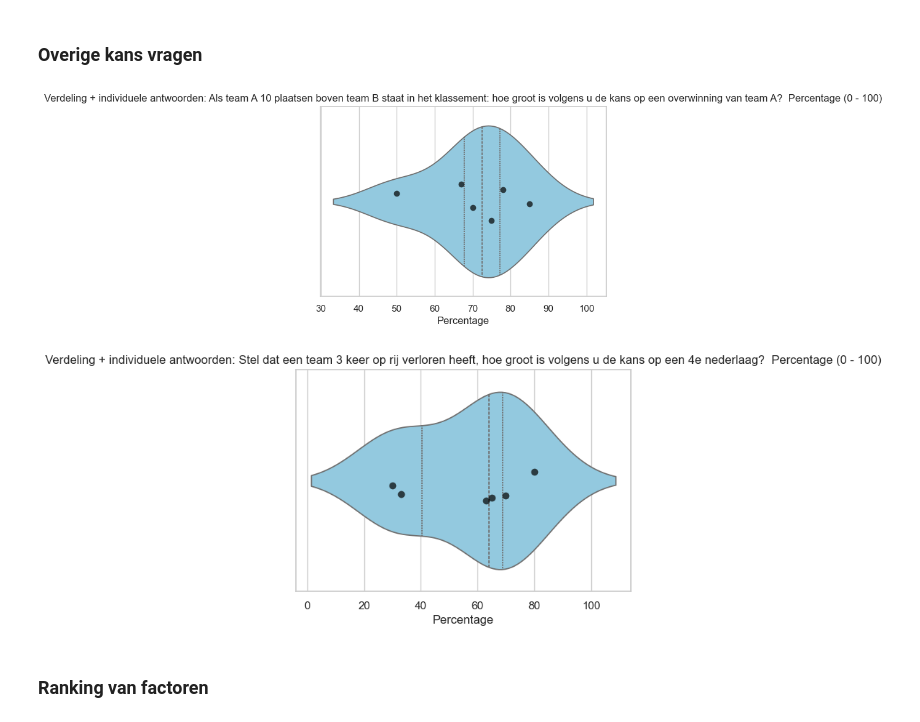
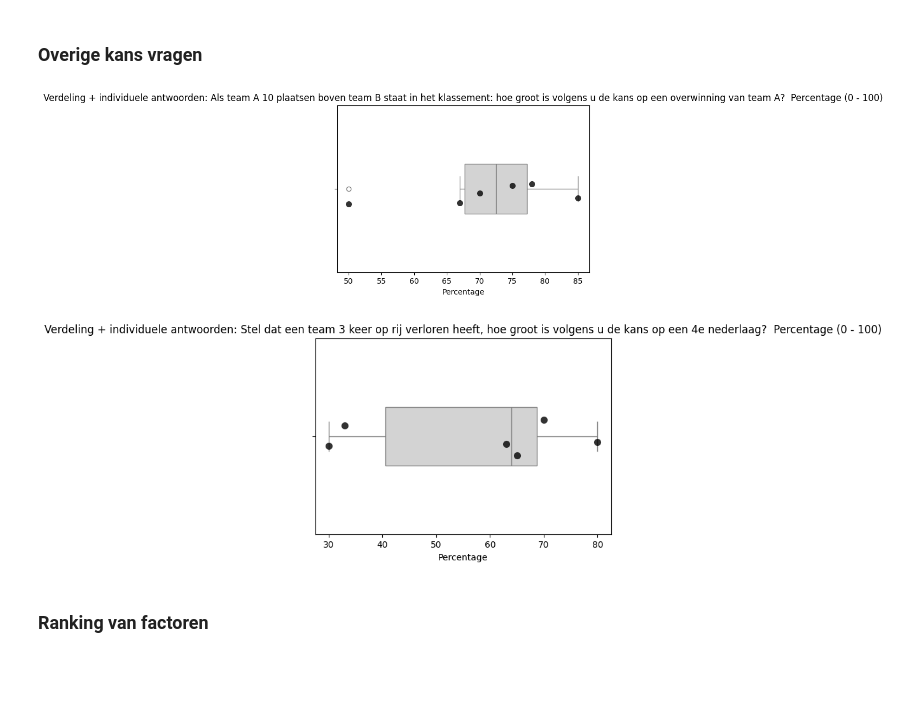
Before and after one commit to Torbendes/Bachelorproef, a Jupyter notebook: code/analyse/jpl_analyse.ipynb, the cells around one changed output. Saved outputs shown, nothing was run; the diff lists cells and outputs as text; code cells hidden in the pictures; blank space fills up the shorter version.

```diff
--- a/code/analyse/jpl_analyse.ipynb
+++ b/code/analyse/jpl_analyse.ipynb
@@ -3942,9 +3999,15 @@ for match in wedstrijden:
     for col in match['cols_pct']:
         if col in enquete_df.columns:
             data = enquete_df[col].clip(0, 100)
-            plt.figure(figsize=(6,4))
-            sns.violinplot(x=data, inner="quartile", color="skyblue")
-            sns.stripplot(x=data, color='black', jitter=True, size=7, alpha=0.7)
+
+            plt.figure(figsize=(6, 4))
+
+            # Samenvatting (robuust bij kleine n)
+            sns.boxplot(x=data, color="lightgray", width=0.3)
+
+            # Individuele antwoorden (belangrijk bij n=6)
+            sns.stripplot(x=data, color='black', jitter=True, size=8, alpha=0.8)
+
             plt.title(f"Verdeling + individuele antwoorden (0-100): {col}")
             plt.xlabel("Percentage")
             plt.show()
@@ -3991,23 +4054,28 @@ for match in wedstrijden:
 # %%
 kans_vragen = [
     "Als team A 10 plaatsen boven team B staat in het klassement: hoe groot is volgens u de kans op een overwinning van team A?  Percentage (0 - 100)",
     "Stel dat een team 3 keer op rij verloren heeft, hoe groot is volgens u de kans op een 4e nederlaag?  Percentage (0 - 100)"
 ]
 
 for col in kans_vragen:
     if col in enquete_df.columns:
         # Clip waarden tussen 0 en 100
         data = enquete_df[col].clip(0, 100)
 
-        plt.figure(figsize=(6,4))
-        sns.violinplot(x=data, inner="quartile", color="skyblue")
-        sns.stripplot(x=data, color='black', jitter=True, size=7, alpha=0.7)
+        plt.figure(figsize=(6, 4))
+
+        # Boxplot (samenvatting)
+        sns.boxplot(x=data, color="lightgray", width=0.3)
+
+        # Individuele punten (belangrijk bij n=6)
+        sns.stripplot(x=data, color="black", jitter=True, size=8, alpha=0.8)
+
         plt.title(f"Verdeling + individuele antwoorden: {col}")
         plt.xlabel("Percentage")
         plt.show()
 # %% [output]
-[figure, old version]
+[figure, new version]
-[figure, old version]
+[figure, new version]
 # %% [markdown]
 ### Ranking van factoren
 # %%
```
Also changed, not shown: parts of 7 cells of this notebook, 3 other files.
